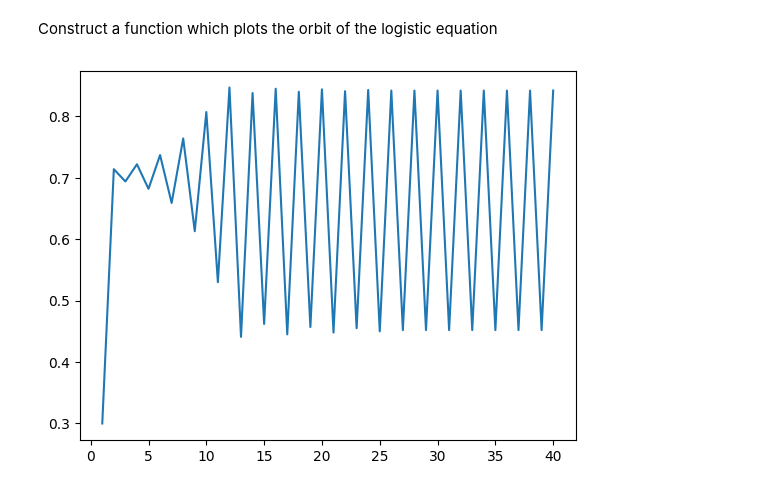
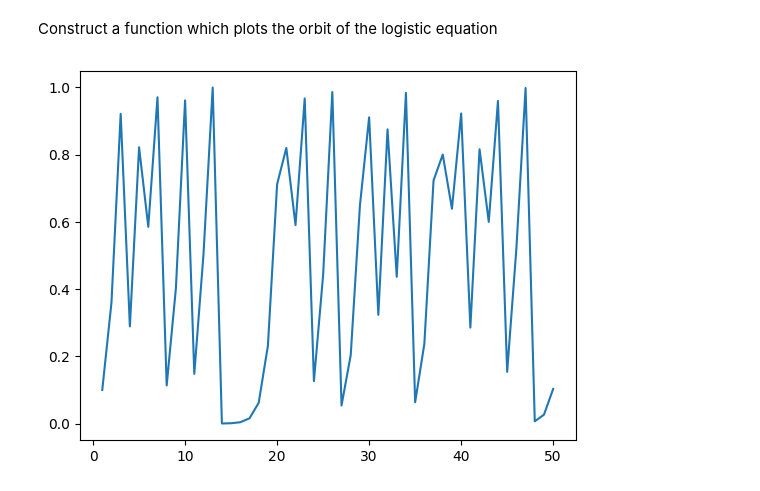
Before and after one commit to HijoBejuco/dynamical-systems-modeling, a Jupyter notebook: code_notebook.ipynb, the cells around one changed output. Saved outputs shown, nothing was run; the diff lists cells and outputs as text; code cells hidden in the pictures.

```diff
--- a/code_notebook.ipynb
+++ b/code_notebook.ipynb
@@ -22,6 +38,6 @@ def plot_logistic_eq(r_value:float, seed: Union[float, int], iterations = int):
     plt.plot(np.arange(1,iterations+1,1), orbit)
     plt.show()
 # %%
-plot_logistic_eq(3.4, 0.3, 40)
+plot_logistic_eq(4, 0.1, 50)
 # %% [output]
-[figure, old version]
+[figure, new version]
```
Also changed, not shown: parts of 1 cell of this notebook, 1 other file.
